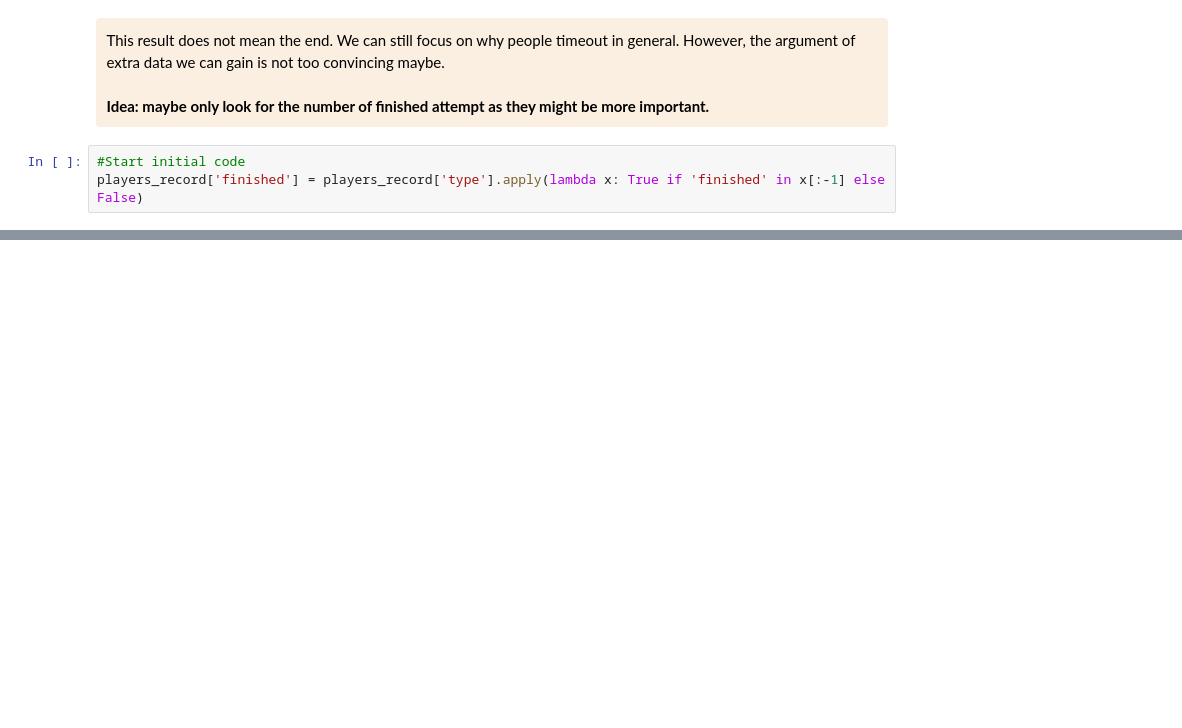
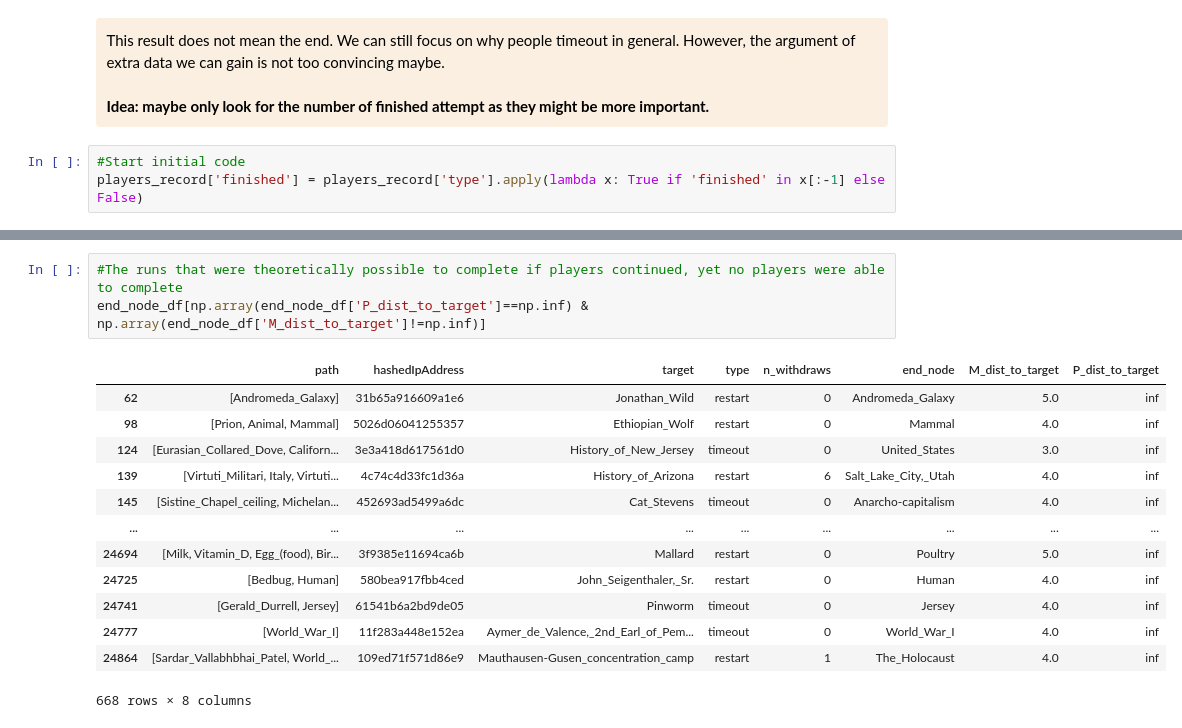
Before and after one commit to epfl-ada/ada-2022-project-7yobananaboy7, a Jupyter notebook: main.ipynb, the cells around one changed output, grey strips where cells are left out. Cells and saved outputs as stored; diff of their text form; blank space fills up the shorter version.

```diff
--- a/main.ipynb
+++ b/main.ipynb
@@ -1096,0 +1159,17 @@ players_record['finished'] = players_record['type'].apply(lambda x: True if 'fin
+# %%
+#The runs that were theoretically possible to complete if players continued, yet no players were able to complete
+end_node_df[np.array(end_node_df['P_dist_to_target']==np.inf) & np.array(end_node_df['M_dist_to_target']!=np.inf)]
+# %% [output]
+|  | path | hashedIpAddress | target | type | n_withdraws | end_node | M_dist_to_target | P_dist_to_target |
+| 62 | [Andromeda_Galaxy] | 31b65a916609a1e6 | Jonathan_Wild | restart | 0 | Andromeda_Galaxy | 5.0 | inf |
+| 98 | [Prion, Animal, Mammal] | 5026d06041255357 | Ethiopian_Wolf | restart | 0 | Mammal | 4.0 | inf |
+| 124 | [Eurasian_Collared_Dove, Californ... | 3e3a418d617561d0 | History_of_New_Jersey | timeout | 0 | United_States | 3.0 | inf |
+| 139 | [Virtuti_Militari, Italy, Virtuti... | 4c74c4d33fc1d36a | History_of_Arizona | restart | 6 | Salt_Lake_City,_Utah | 4.0 | inf |
+| 145 | [Sistine_Chapel_ceiling, Michelan... | 452693ad5499a6dc | Cat_Stevens | timeout | 0 | Anarcho-capitalism | 4.0 | inf |
+| ... | ... | ... | ... | ... | ... | ... | ... | ... |
+| 24694 | [Milk, Vitamin_D, Egg_(food), Bir... | 3f9385e11694ca6b | Mallard | restart | 0 | Poultry | 5.0 | inf |
+| 24725 | [Bedbug, Human] | 580bea917fbb4ced | John_Seigenthaler,_Sr. | restart | 0 | Human | 4.0 | inf |
+| 24741 | [Gerald_Durrell, Jersey] | 61541b6a2bd9de05 | Pinworm | timeout | 0 | Jersey | 4.0 | inf |
+| 24777 | [World_War_I] | 11f283a448e152ea | Aymer_de_Valence,_2nd_Earl_of_Pem... | timeout | 0 | World_War_I | 4.0 | inf |
+| 24864 | [Sardar_Vallabhbhai_Patel, World_... | 109ed71f571d86e9 | Mauthausen-Gusen_concentration_camp | restart | 1 | The_Holocaust | 4.0 | inf |
+668 rows × 8 columns
```
Also changed, not shown: parts of 10 cells of this notebook.
